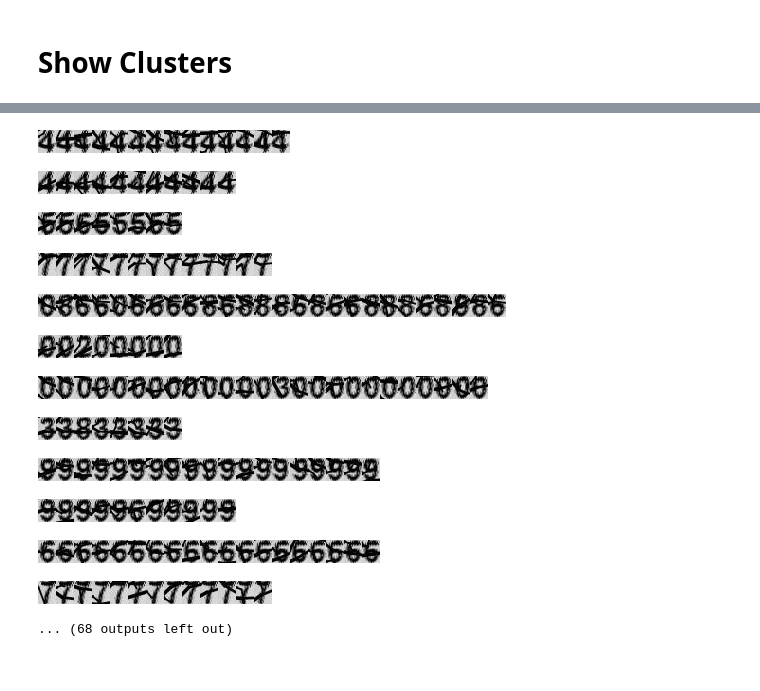
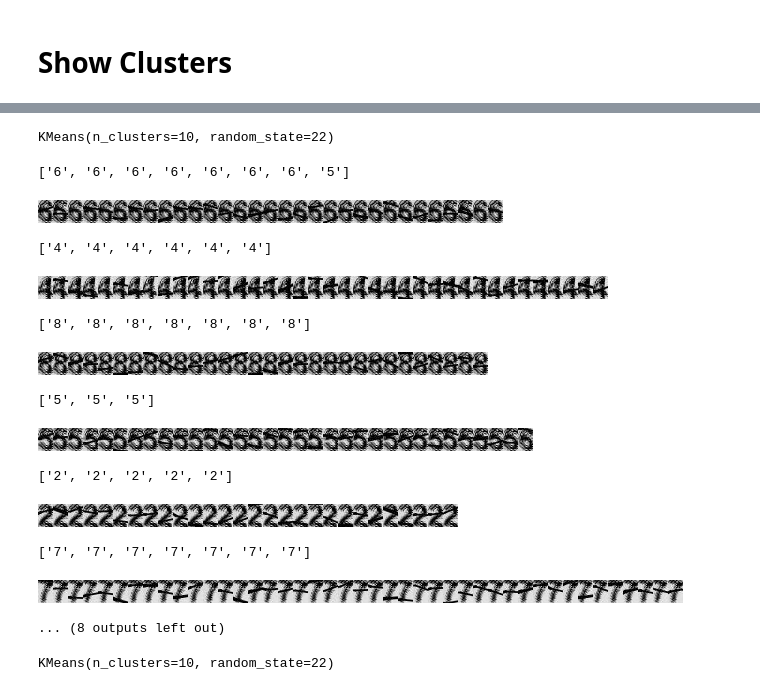
Before and after one commit to fmspatrickrosendahl/my-first-binder, a Jupyter notebook: notebooks/SITC1/preprocess_sitc1.ipynb, the cells around one changed output, grey strips where cells are left out. Saved outputs shown, nothing was run; the diff lists cells and outputs as text; code cells hidden in the pictures.

```diff
--- a/notebooks/SITC1/preprocess_sitc1.ipynb
+++ b/notebooks/SITC1/preprocess_sitc1.ipynb
@@ -149,31 +149,26 @@ kmeans1.predict( [np_digit1[-1]] )
 # %%
-kmeans2 = cluster_kmeans( np_digit2, 20 )
+kmeans2 = cluster_kmeans( np_digit2, 10 )
 print(kmeans2)
-
-kmeans3 = cluster_kmeans( np_digit3, 20 )
-print(kmeans3)
-
-kmeans4 = cluster_kmeans( np_digit4, 20 )
-print(kmeans4)
-
-groups2 = group_clusters( digit2, kmeans2.labels_ )
-groups3 = group_clusters( digit3, kmeans3.labels_ )
-groups4 = group_clusters( digit4, kmeans4.labels_ )
-
-display_cluster( groups2 )
-display_cluster( groups3 )
-display_cluster( groups4 )
 # %% [output]
-[figure, removed]
-[figure, removed]
-[figure, removed]
-[figure, removed]
-[figure, removed]
-[figure, removed]
-[figure, removed]
-[figure, removed]
-[figure, removed]
-[figure, removed]
-[figure, removed]
-[figure, removed]
-... (68 outputs left out)
+KMeans(n_clusters=10, random_state=22)
+# %%
+groups2 = group_clusters( digit2, kmeans2.labels_, filenames, 1 )
+# %% [output]
+['6', '6', '6', '6', '6', '6', '6', '5']
+[figure, added]
+['4', '4', '4', '4', '4', '4']
+[figure, added]
+['8', '8', '8', '8', '8', '8', '8']
+[figure, added]
+['5', '5', '5']
+[figure, added]
+['2', '2', '2', '2', '2']
+[figure, added]
+['7', '7', '7', '7', '7', '7', '7']
+[figure, added]
+... (8 outputs left out)
+# %%
+kmeans3 = cluster_kmeans( np_digit3, 10 )
+print(kmeans3)
+# %% [output]
+KMeans(n_clusters=10, random_state=22)
```
Also changed, not shown: parts of 8 cells of this notebook.
